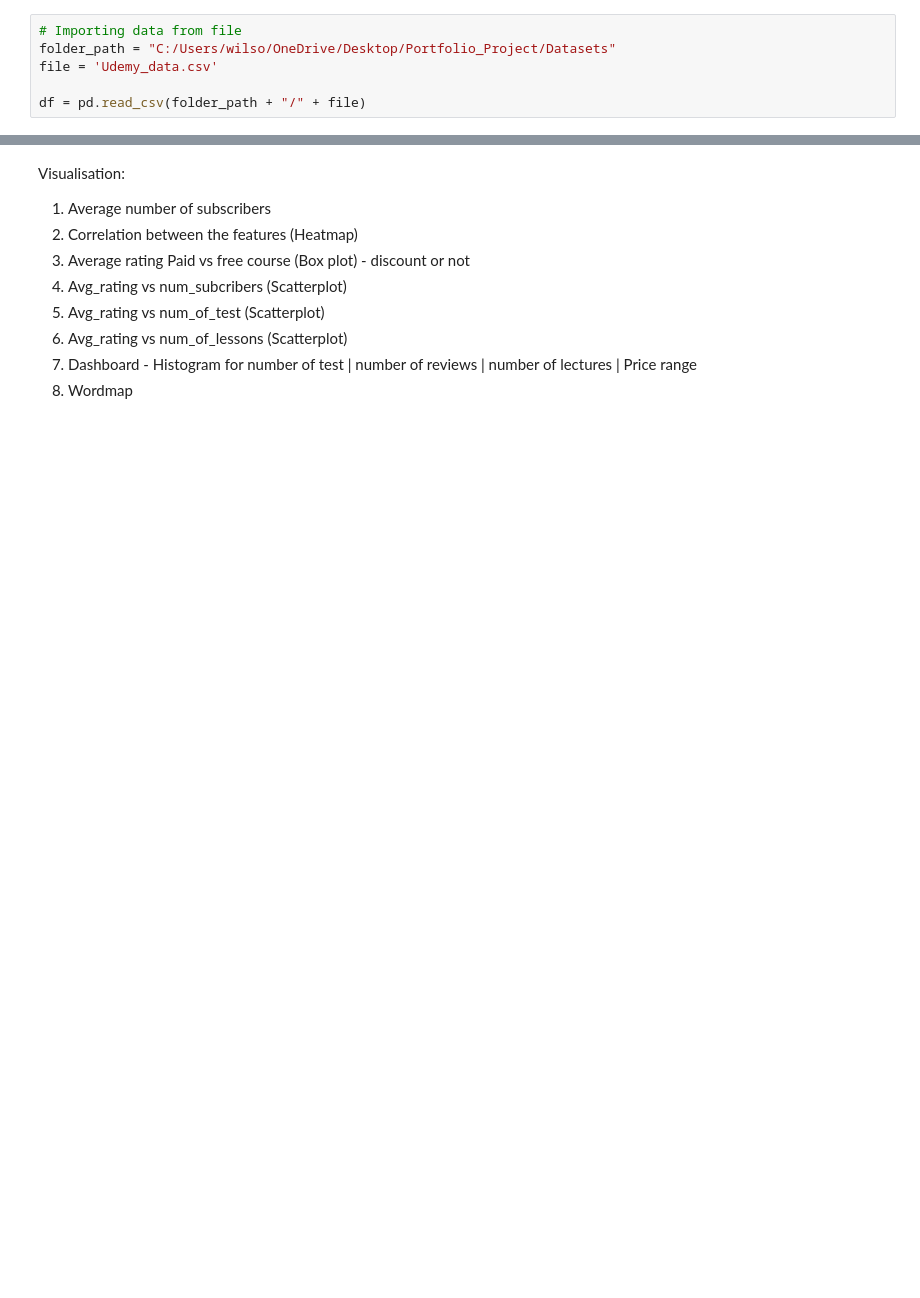
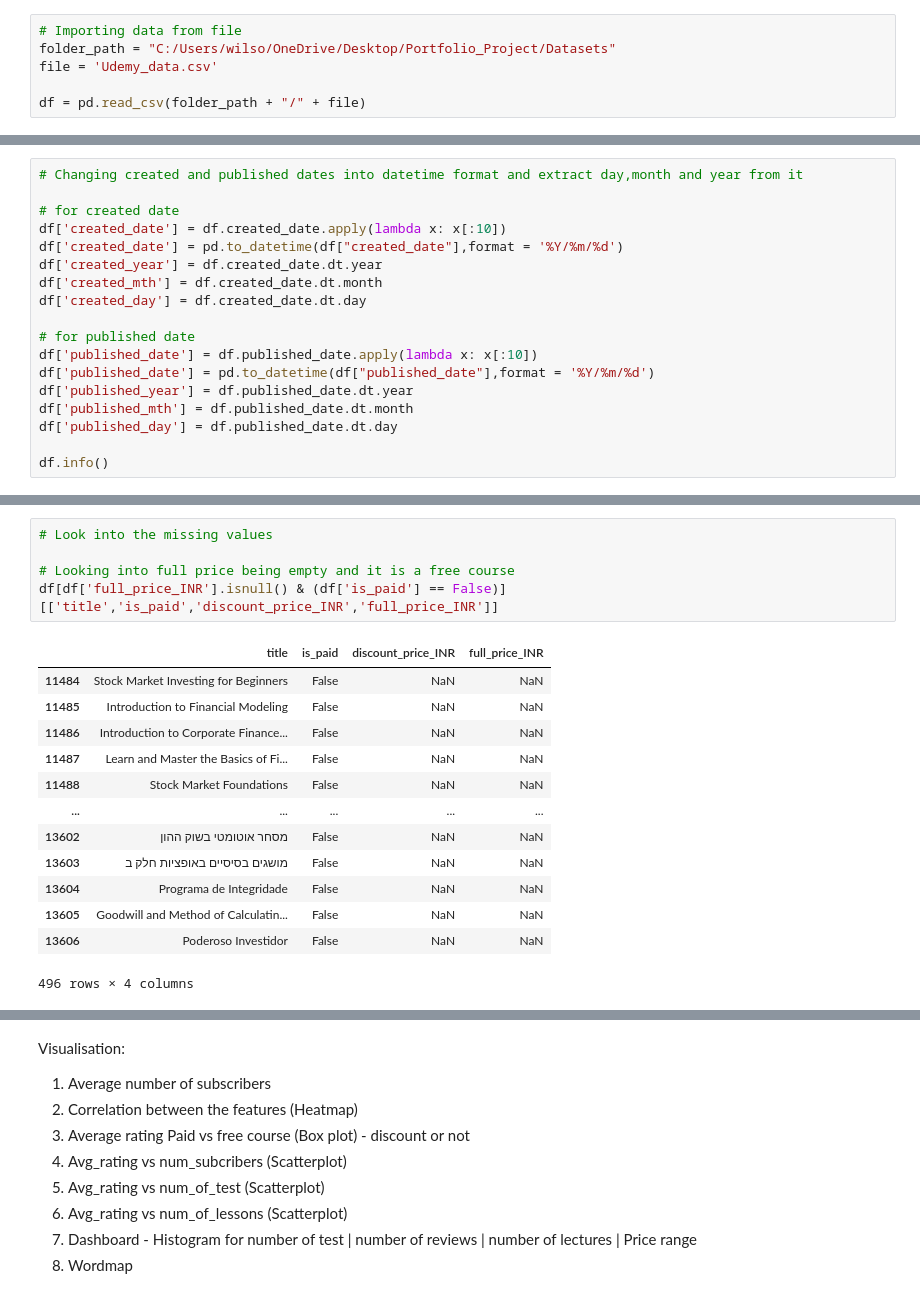
Before and after one commit to wilsonteo00/PortfolioProjects, a Jupyter notebook: End of course article - Udemy.ipynb, the cells around one changed output, grey strips where cells are left out. Drawn from its saved outputs; the diff is of its cells as text; blank space fills up the shorter version.

```diff
--- a/End of course article - Udemy.ipynb
+++ b/End of course article - Udemy.ipynb
@@ -75,0 +181,18 @@ df.head(10)
+# %%
+# Changing created and published dates into datetime format and extract day,month and year from it
+
+# for created date
+df['created_date'] = df.created_date.apply(lambda x: x[:10])
+df['created_date'] = pd.to_datetime(df["created_date"],format = '%Y/%m/%d')
+df['created_year'] = df.created_date.dt.year
+df['created_mth'] = df.created_date.dt.month
+df['created_day'] = df.created_date.dt.day
+
+# for published date
+df['published_date'] = df.published_date.apply(lambda x: x[:10])
+df['published_date'] = pd.to_datetime(df["published_date"],format = '%Y/%m/%d')
+df['published_year'] = df.published_date.dt.year
+df['published_mth'] = df.published_date.dt.month
+df['published_day'] = df.published_date.dt.day
+
+df.info()
@@ -75,0 +217,19 @@ df.head(10)
+# %%
+# Look into the missing values
+
+# Looking into full price being empty and it is a free course
+df[df['full_price_INR'].isnull() & (df['is_paid'] == False)][['title','is_paid','discount_price_INR','full_price_INR']]
+# %% [output]
+|  | title | is_paid | discount_price_INR | full_price_INR |
+| 11484 | Stock Market Investing for Beginners | False | NaN | NaN |
+| 11485 | Introduction to Financial Modeling | False | NaN | NaN |
+| 11486 | Introduction to Corporate Finance... | False | NaN | NaN |
+| 11487 | Learn and Master the Basics of Fi... | False | NaN | NaN |
+| 11488 | Stock Market Foundations | False | NaN | NaN |
+| ... | ... | ... | ... | ... |
+| 13602 | מסחר אוטומטי בשוק ההון | False | NaN | NaN |
+| 13603 | מושגים בסיסיים באופציות חלק ב | False | NaN | NaN |
+| 13604 | Programa de Integridade | False | NaN | NaN |
+| 13605 | Goodwill and Method of Calculatin... | False | NaN | NaN |
+| 13606 | Poderoso Investidor | False | NaN | NaN |
+496 rows × 4 columns
```
Also changed, not shown: parts of 31 cells of this notebook.
